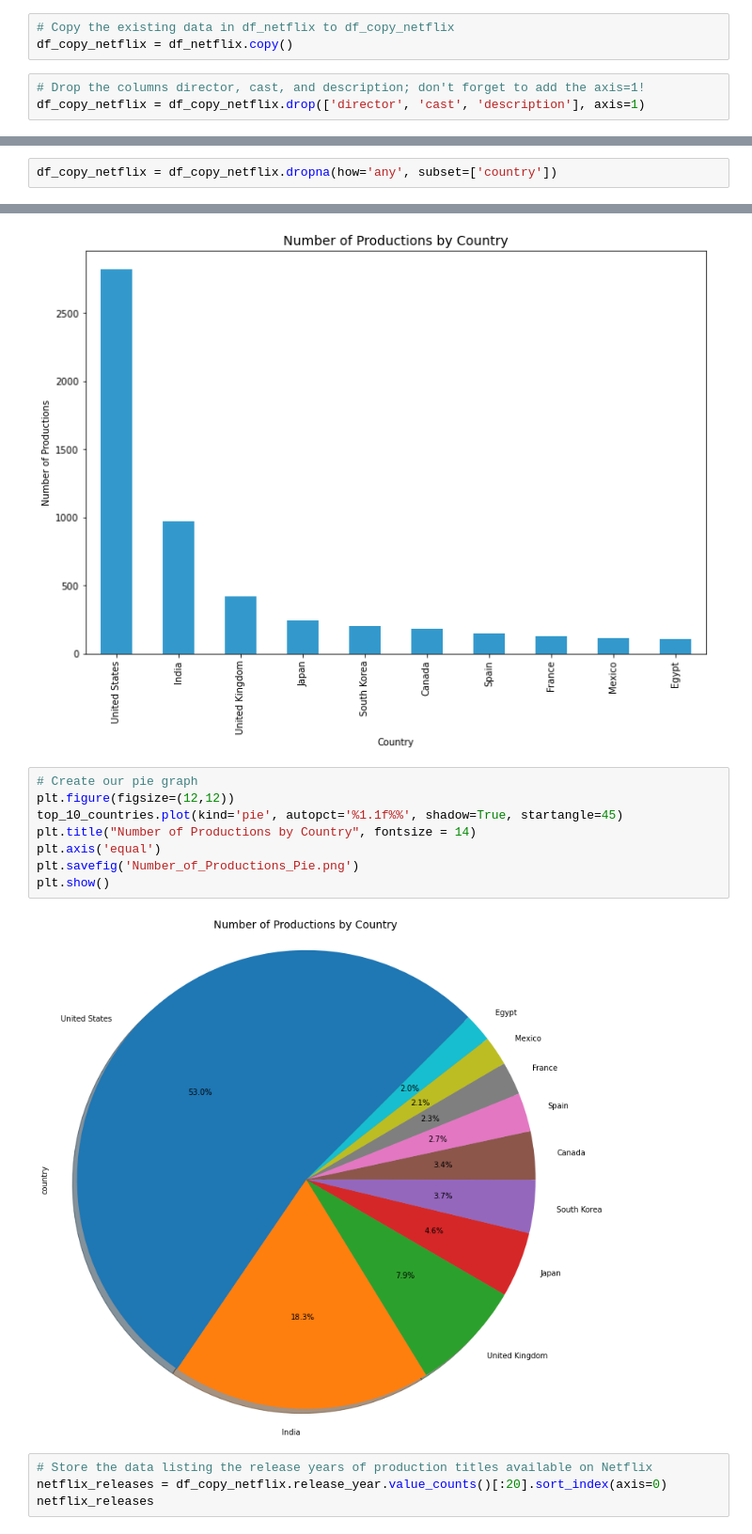
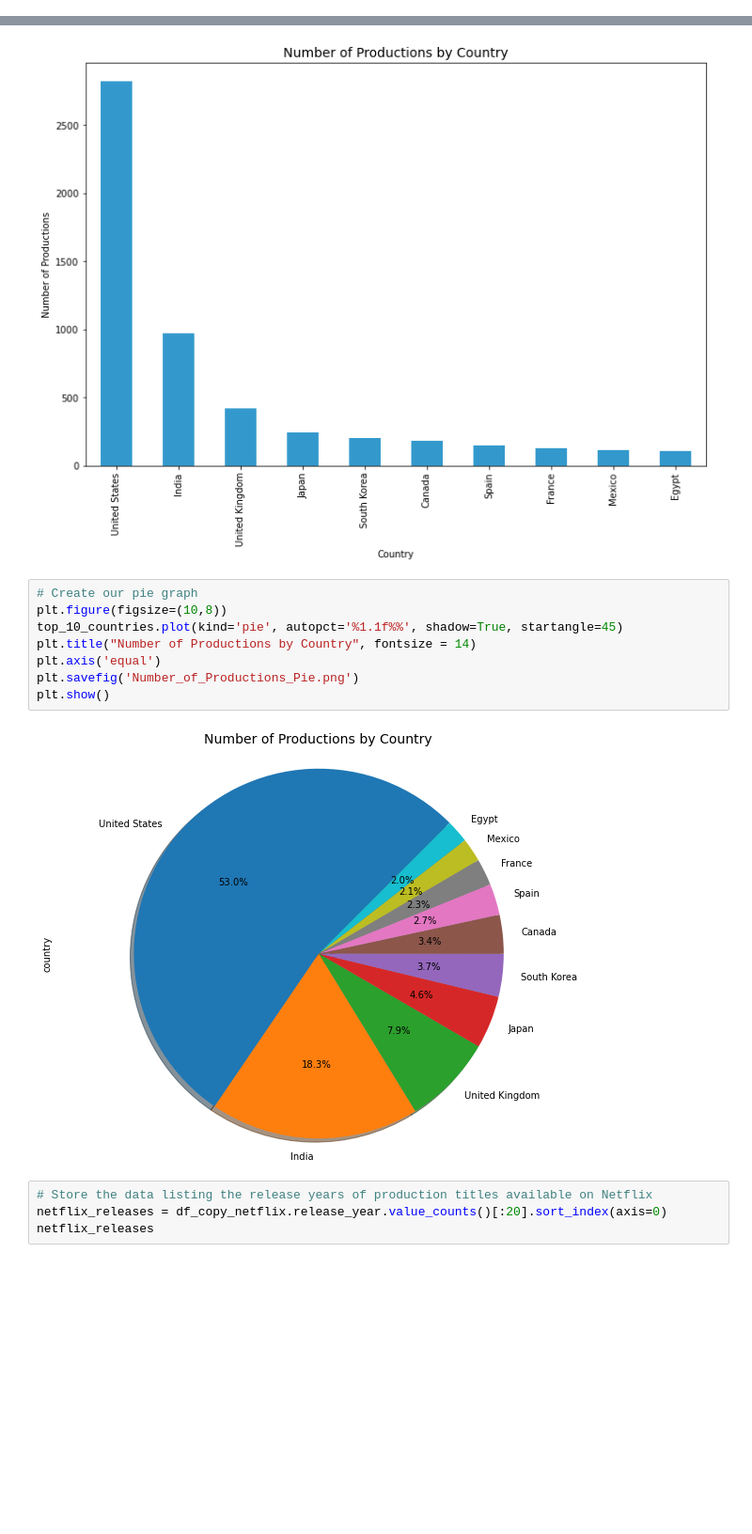
Before and after one commit to NIVETHA1086/Netflix-Data-Analysis-Project, a Jupyter notebook: Netflix Data Analysis.ipynb, the cells around one changed output, grey strips where cells are left out. Shown at 94% size. Drawn from its saved outputs; the diff is of its cells as text; blank space fills up the shorter version.

```diff
--- a/Netflix Data Analysis.ipynb
+++ b/Netflix Data Analysis.ipynb
@@ -170,6 +178,0 @@ sum(df_netflix.duplicated())
-# %%
-# Copy the existing data in df_netflix to df_copy_netflix
-df_copy_netflix = df_netflix.copy()
-# %%
-# Drop the columns director, cast, and description; don't forget to add the axis=1!
-df_copy_netflix = df_copy_netflix.drop(['director', 'cast', 'description'], axis=1)
@@ -211,2 +178,0 @@ memory usage: 344.1+ KB
-# %%
-df_copy_netflix = df_copy_netflix.dropna(how='any', subset=['country'])
@@ -260,14 +207,14 @@ plt.show()
 [figure]
 # %%
 # Create our pie graph
-plt.figure(figsize=(12,12))
+plt.figure(figsize=(10,8))
 top_10_countries.plot(kind='pie', autopct='%1.1f%%', shadow=True, startangle=45)
 plt.title("Number of Productions by Country", fontsize = 14)
 plt.axis('equal')
 plt.savefig('Number_of_Productions_Pie.png')
 plt.show()
 # %% [output]
-[figure, old version]
+[figure, new version]
 # %%
 # Store the data listing the release years of production titles available on Netflix
 netflix_releases = df_copy_netflix.release_year.value_counts()[:20].sort_index(axis=0)
```
Also changed, not shown: parts of 9 cells of this notebook.
